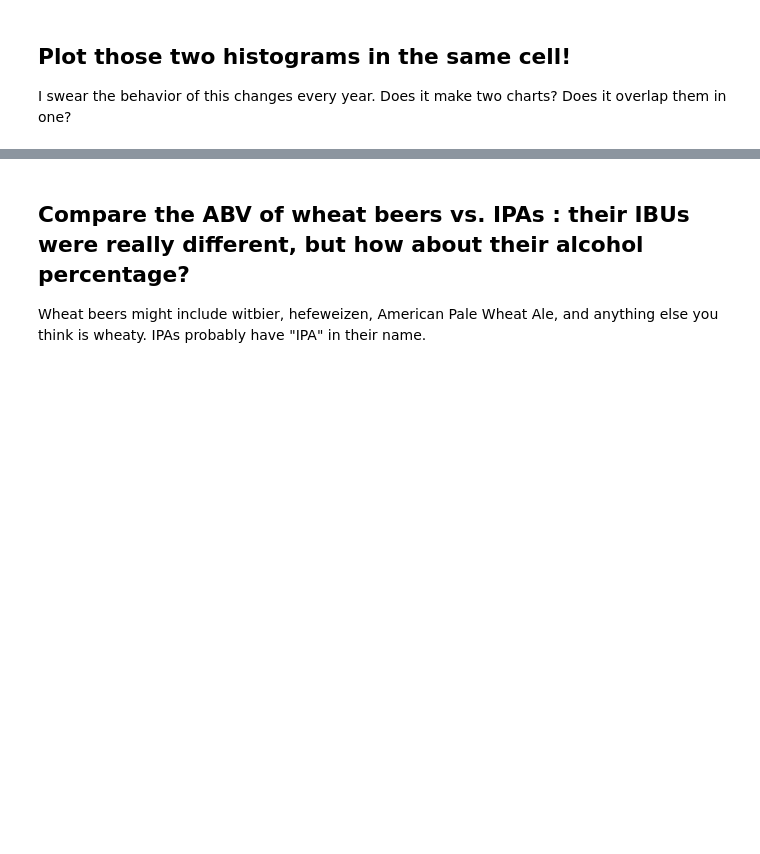
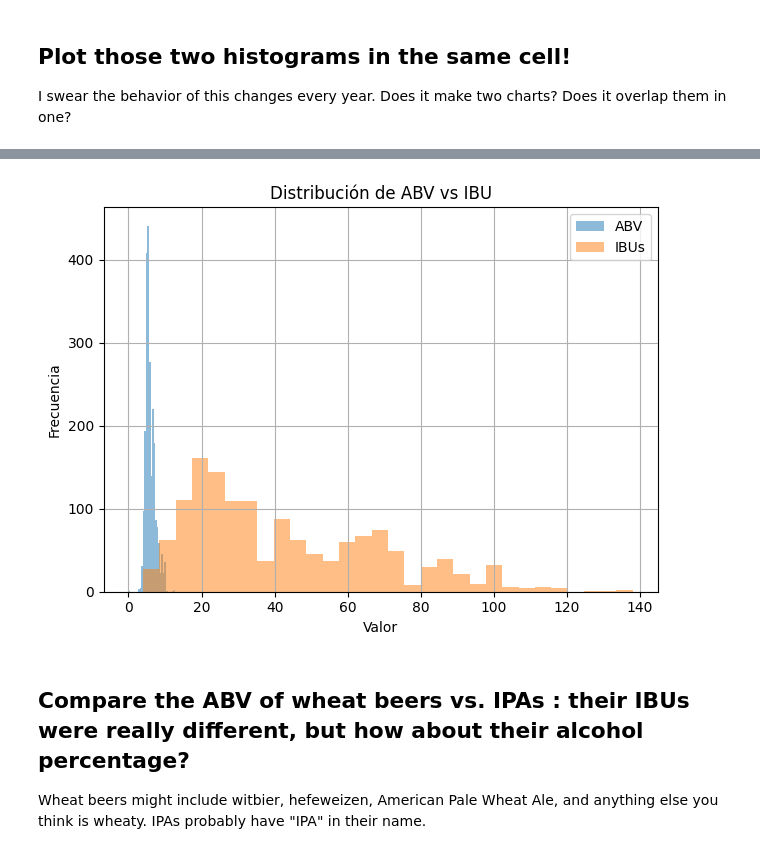
Before and after one commit to santimaestri/Datacleaning, a Jupyter notebook: 01-beer/Dataset ONE - Beer cans.ipynb, the cells around one changed output, grey strips where cells are left out. Drawn from its saved outputs; the diff is of its cells as text; code cells hidden in the pictures; blank space fills up the shorter version.

```diff
--- a/01-beer/Dataset ONE - Beer cans.ipynb
+++ b/01-beer/Dataset ONE - Beer cans.ipynb
@@ -480,3 +535,18 @@ I swear the behavior of this changes every year. Does it make two charts? Does i
+# %%
+import matplotlib.pyplot as plt
+
+plt.hist(df['ABV'], bins=30, alpha=0.5, label='ABV')
+plt.hist(df['IBUs'], bins=30, alpha=0.5, label='IBUs')
+
+plt.xlabel('Valor')
+plt.ylabel('Frecuencia')
+plt.title('Distribución de ABV vs IBU')
+plt.legend()
+plt.grid(True)
+plt.tight_layout()
+plt.show()
+# %% [output]
+[figure, added]
 # %% [markdown]
 ## Compare the ABV of wheat beers vs. IPAs : their IBUs were really different, but how about their alcohol percentage?
 
```
Also changed, not shown: parts of 12 cells of this notebook.
